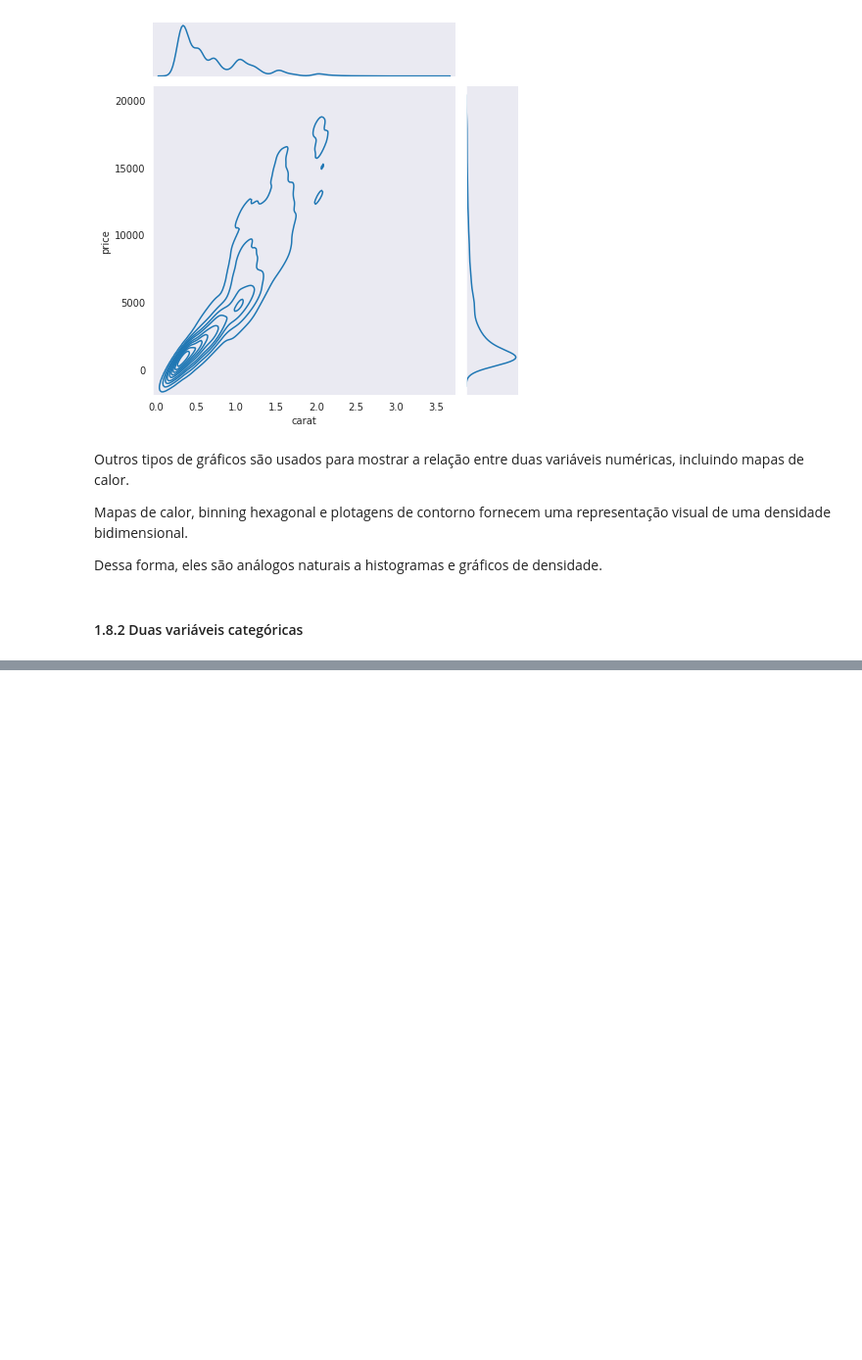
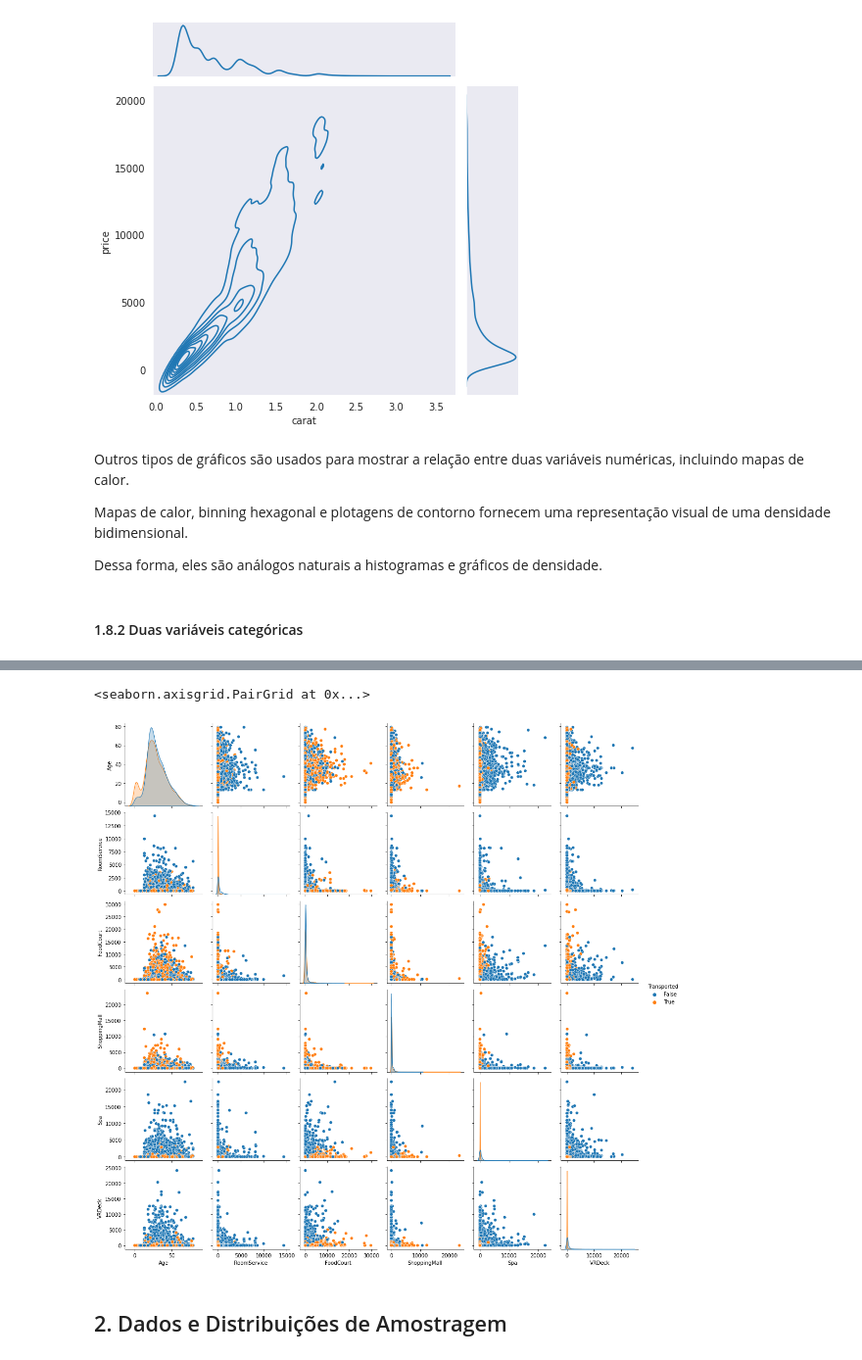
Before and after one commit to FranciscoFoz/math-stats-training, a Jupyter notebook: Estatística/Livro/estatistica.ipynb, the cells around one changed output, grey strips where cells are left out. Shown at 98% size. Saved outputs shown, nothing was run; the diff lists cells and outputs as text; code cells hidden in the pictures; blank space fills up the shorter version.

```diff
--- a/Estatística/Livro/estatistica.ipynb
+++ b/Estatística/Livro/estatistica.ipynb
@@ -270,0 +374,16 @@ Dessa forma, eles são análogos naturais a histogramas e gráficos de densidade
+# %%
+import pandas as pd
+import seaborn as sns
+import matplotlib.pyplot as plt
+
+spaceship_titanic = pd.read_csv('/home/franciscofoz/Documents/GitHub/math-stats-training/Datasets/spaceship-titanic/train.csv')
+spaceship_titanic
+
+variaveis_quantitativas = spaceship_titanic.loc[:,['Age','RoomService','FoodCourt','ShoppingMall','Spa','VRDeck','Transported']]
+
+sns.pairplot(data=variaveis_quantitativas,hue='Transported')
+# %% [output]
+<seaborn.axisgrid.PairGrid at 0x...>
+[figure, added]
+# %% [markdown]
+## 2. Dados e Distribuições de Amostragem
```
Also changed, not shown: parts of 11 cells of this notebook.
